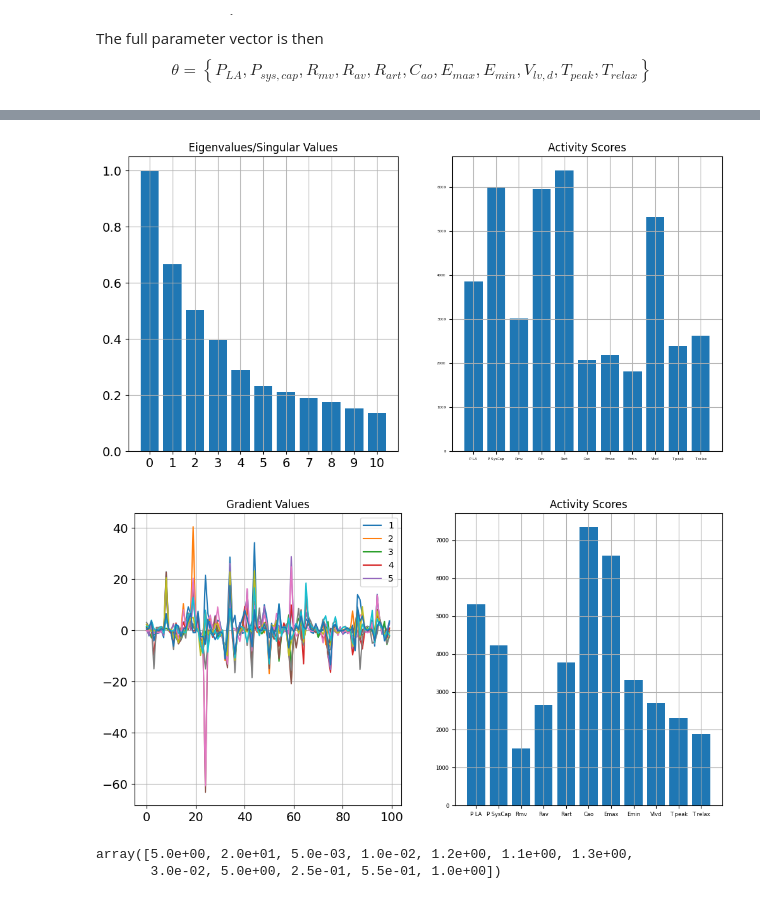
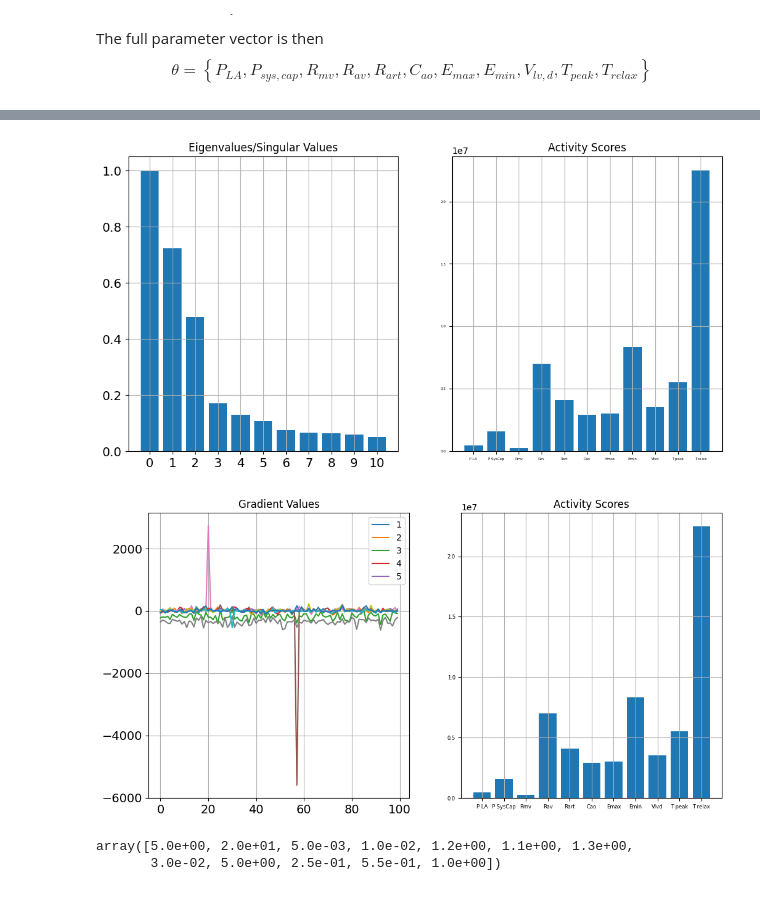
Before and after one commit to mjcolebank/ICERM_UQ_Cardiovascular_2025, a Jupyter notebook: Python/ActSubspace_CV_Model.ipynb, the cells around one changed output, grey strips where cells are left out. Saved outputs shown, nothing was run; the diff lists cells and outputs as text; code cells hidden in the pictures.

Commit message:
Active Subspace - MATLAB edits
Minor edits to the active subspace code.

```diff
--- a/Python/ActSubspace_CV_Model.ipynb
+++ b/Python/ActSubspace_CV_Model.ipynb
@@ -187,7 +187,7 @@ def cardiovascular_model(t, y, param):
 def call_CV_model(IC, param, tspace):
     # Define solver options
     solver_options = {'rtol': 1e-8, 'atol': 1e-8}
-    param = np.exp(param)
+    # param = np.exp(param)
     T = np.real(param[-1])  # Last parameter
 
     # Solve ODE system
@@ -272,7 +272,7 @@ param_names = ['P LA', 'P SysCap', 'Rmv', 'Rav', 'Rart', 'Cao', 'Emax', 'Emin',
 # Get initial conditions and parameters
 IC, param = get_CV_parameters()
 T = param[11]  # Zero-based index for Python
-param = np.log(param)
+# param = np.log(param)
 # Define time space
 tstart = 0
 tend = 20 * T  # 30 cycles
@@ -284,12 +284,12 @@ param_base = param.copy()
 output = call_CV_model(IC, param, tspace)
 pao_data = output['pao']+ np.random.normal(0, 1, size=50)
 qav_data = output['qav']+ np.random.normal(0, 10, size=50)
-qmv_data = output['qav']+ np.random.normal(0, 10, size=50)
+qmv_data = output['qmv']+ np.random.normal(0, 10, size=50)
 
 data = {'pao': pao_data, 'qav': qav_data, 'qmv': qmv_data}
 
 
-outflag=4
+outflag=2
 # Define active subspace function
 def act_subspace_f(q):
     output = call_CV_model(IC, q, tspace)
@@ -299,7 +299,7 @@ def act_subspace_f(q):
     elif outflag == 2:  # systolic Ao pressure
         return np.max(output['pao'])
     elif outflag == 3:  # diastolic Ao pressure
-        return np.min(output['pao'])
+        return np.sum(output['pao']**2)
     elif outflag == 4:  # residual function
         res1 = (data['pao'] - output['pao']) / np.max(data['pao'])
         res2 = (data['qav'] - output['qav']) / np.max(data['qav'])
@@ -315,8 +315,7 @@ LB = param * 0.8
 M = 100
 Ny = 1
 CS_flag = 0  # Use complex step; otherwise, centered finite difference
-parallel_flag = 1
 
 # Run active subspace algorithm
-G_f, Lambda, W, act_scores = ActiveSubspace_SVD_Algorithm(act_subspace_f, UB, LB, M, Ny, CS_flag, param_ids, param_base,parallel_flag)
+G_f, Lambda, W, act_scores = ActiveSubspace_SVD_Algorithm(act_subspace_f, UB, LB, M, Ny, CS_flag, param_ids, param_base)
 # %% [output]
@@ -357,28 +361,28 @@ axs[1].tick_params(axis='both', labelsize=4)
 
 plt.show()
 # %% [output]
-[figure, old version]
+[figure, new version]
 # %%
-temp = np.sum((Lambda ** 2) * (W ** 2), axis=1)
+temp = np.sum((Lambda ** 2) * (W.T ** 2), axis=1)
 # Plot results
 fig, axs = plt.subplots(1, 2, figsize=(12, 6))
 
 axs[0].plot(G_f.T)
 axs[0].set_title('Gradient Values')
 axs[0].grid(True)
 axs[0].tick_params(axis='both', labelsize=14)
 axs[0].legend(('1','2','3','4','5'))
 
 axs[1].bar(range(len(param_ids)), temp)
 axs[1].set_xticks(range(len(param_ids)))
 axs[1].set_xticklabels([param_names[i] for i in param_ids])
 axs[1].set_title('Activity Scores')
 axs[1].grid(True)
 axs[1].tick_params(axis='both', labelsize=6)
 
 plt.show()
 # %% [output]
-[figure, old version]
+[figure, new version]
 # %%
 param
 # %% [output]
```
Also changed, not shown: parts of 3 cells of this notebook, 1 other file.
